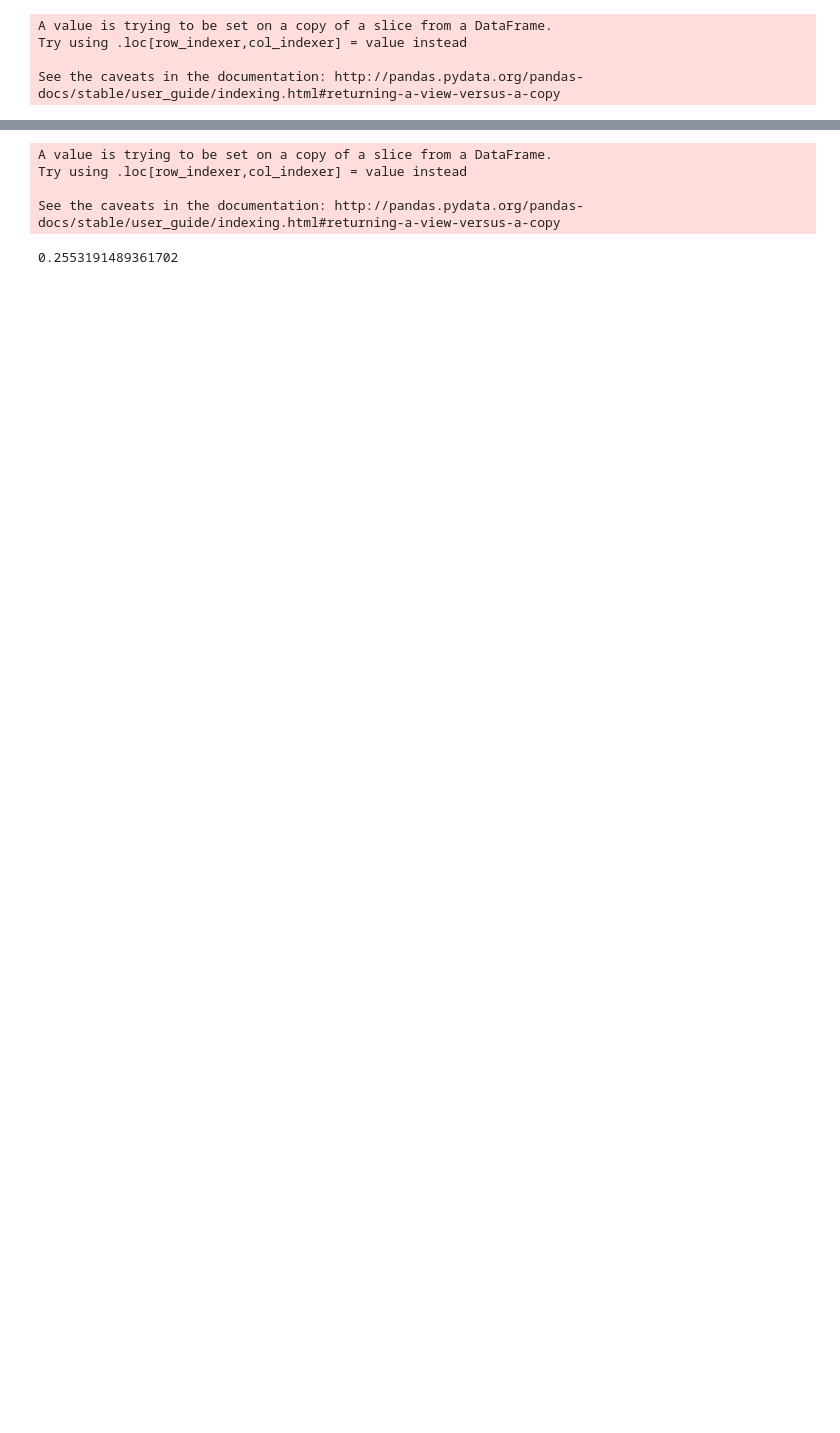
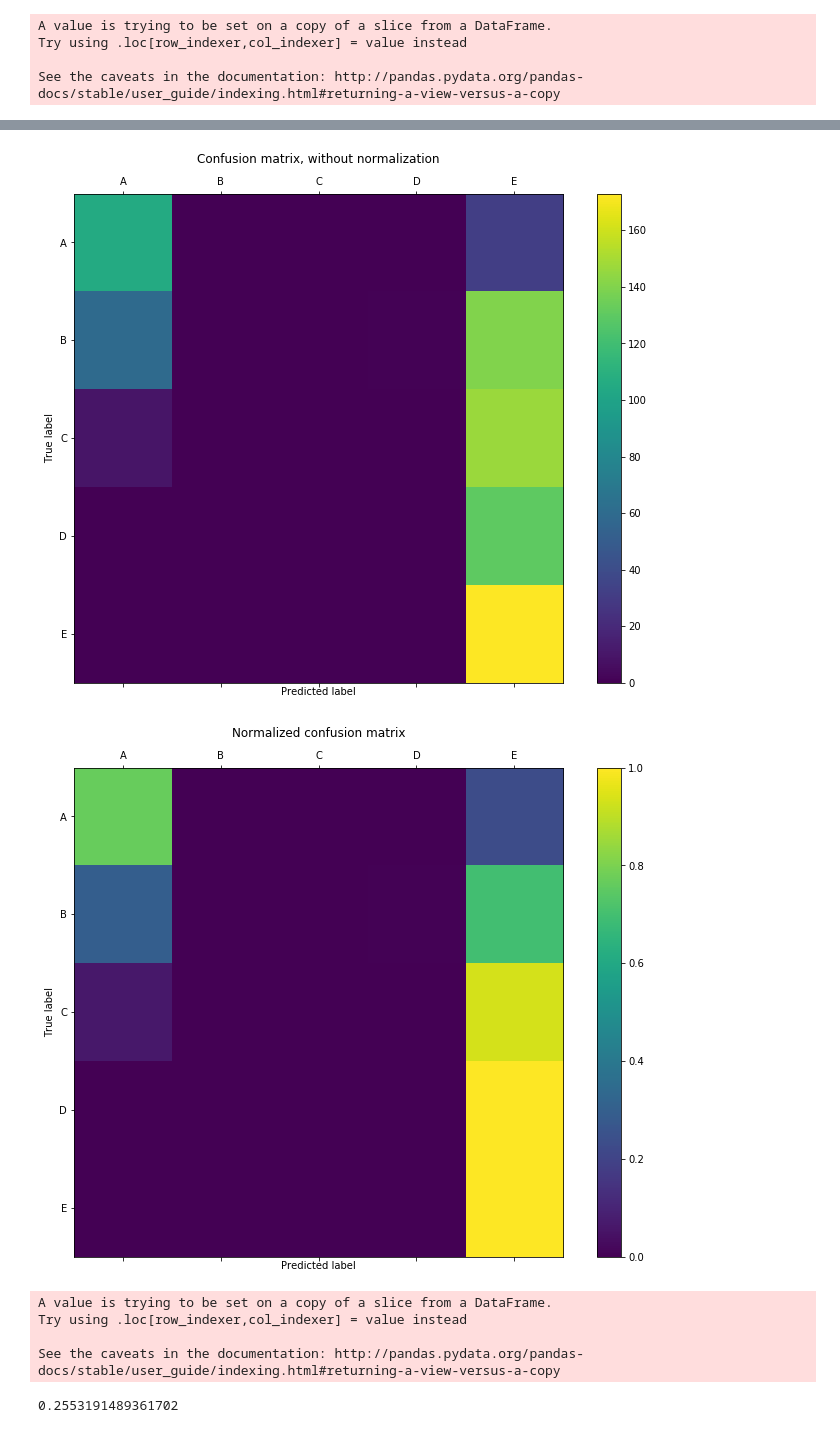
Before and after one commit to prathamsolanki/nutri-score-decision-models, a Jupyter notebook: dm_project_mrsort.ipynb, the cells around one changed output, grey strips where cells are left out. Saved outputs shown, nothing was run; the diff lists cells and outputs as text; code cells hidden in the pictures; blank space fills up the shorter version.

Commit message:
added mrsort images etc

```diff
--- a/dm_project_mrsort.ipynb
+++ b/dm_project_mrsort.ipynb
@@ -385,3 +377,36 @@ array([[ 12,   0,   0,   0, 126],
+# %%
+plt.rcParams["figure.figsize"] = [12,9]
+
+cm = confusion_matrix(list(test_df['nutriscore']), y_pred, labels=[1,2,3,4,5])
+
+labels = ['A','B','C','D','E']
+
+fig = plt.figure()
+ax = fig.add_subplot(111)
+cax = ax.matshow(cm)
+plt.title('Confusion matrix, without normalization')
+fig.colorbar(cax)
+ax.set_xticklabels([''] + labels)
+ax.set_yticklabels([''] + labels)
+plt.xlabel('Predicted label')
+plt.ylabel('True label')
+plt.savefig('confusion_matrix_mrsort_pessimistic.jpg')
+
+cm_norm = cm.astype('float') / cm.sum(axis=1)[:, np.newaxis]
+
+fig = plt.figure()
+ax = fig.add_subplot(111)
+cax = ax.matshow(cm_norm)
+plt.title('Normalized confusion matrix')
+fig.colorbar(cax)
+ax.set_xticklabels([''] + labels)
+ax.set_yticklabels([''] + labels)
+plt.xlabel('Predicted label')
+plt.ylabel('True label')
+plt.savefig('confusion_matrix_norm_mrsort_pessimistic.jpg')
+# %% [output]
+[figure, added]
+[figure, added]
 # %%
 test_df = X_test
 test_df['nutriscore'] = y_test['nutriscore']
```
Also changed, not shown: parts of 18 cells of this notebook, 17 other files.
